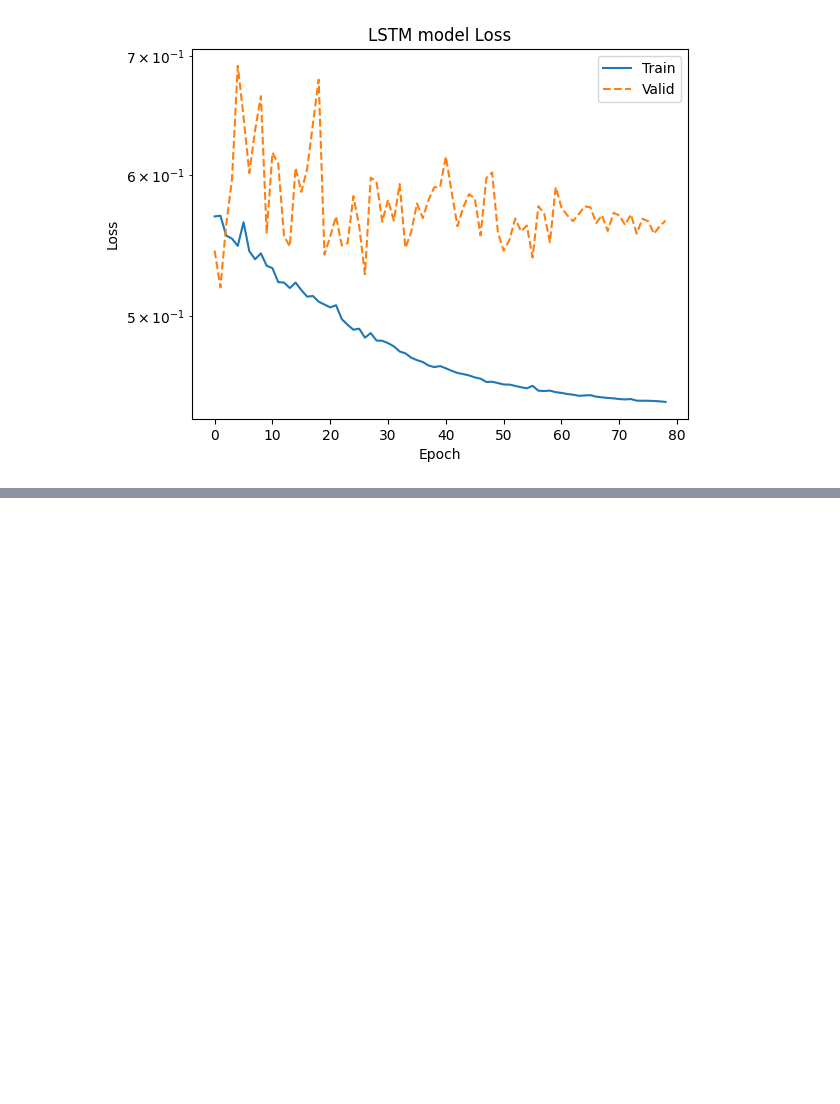
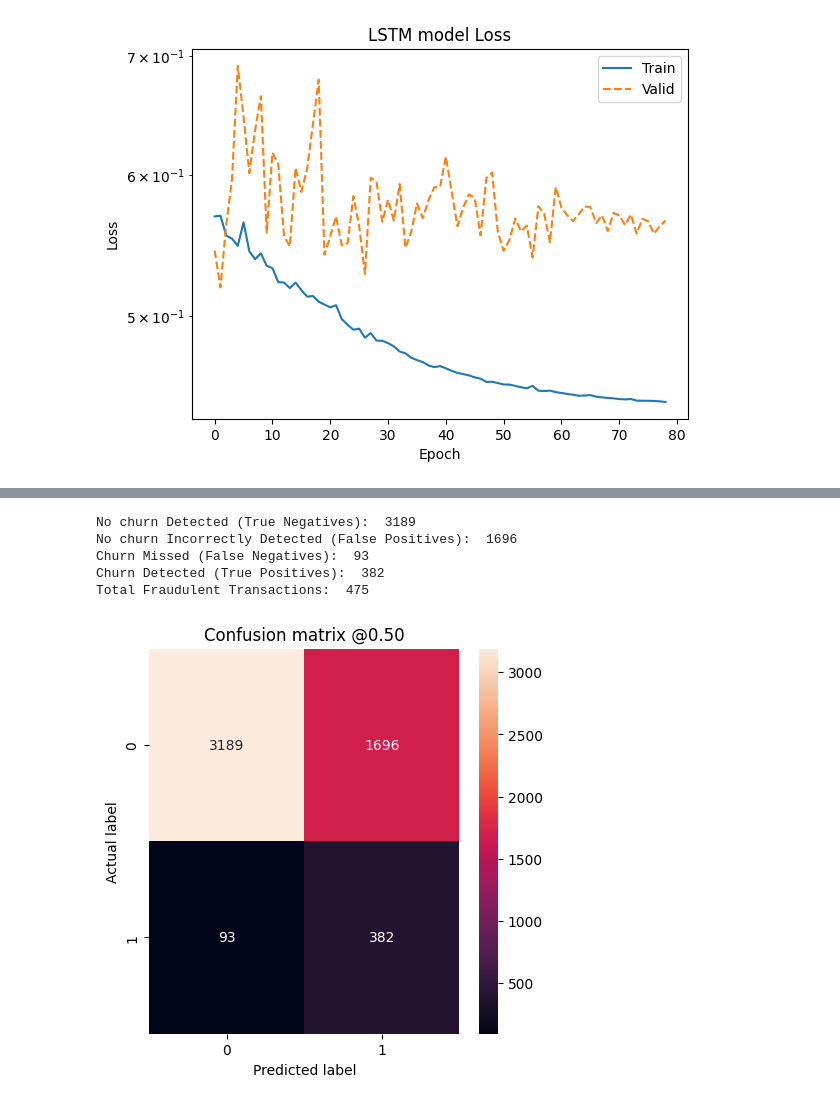
Before and after one commit to YaninaK/churn-prediction, a Jupyter notebook: notebooks/02_Baseline_model_NN.ipynb, the cells around one changed output, grey strips where cells are left out. Drawn from its saved outputs; the diff is of its cells as text; code cells hidden in the pictures; blank space fills up the shorter version.

```diff
--- a/notebooks/02_Baseline_model_NN.ipynb
+++ b/notebooks/02_Baseline_model_NN.ipynb
@@ -205,0 +217,3 @@ prc : 0.14953283965587616
+# %%
+train_predictions_baseline = lstm_model.predict(train_features, batch_size=BATCH_SIZE)
+test_predictions_baseline = lstm_model.predict(test_features, batch_size=BATCH_SIZE)
@@ -205,0 +223,9 @@ prc : 0.14953283965587616
+# %%
+plot_cm(train_labels, train_predictions_baseline)
+# %% [output]
+No churn Detected (True Negatives):  3189
+No churn Incorrectly Detected (False Positives):  1696
+Churn Missed (False Negatives):  93
+Churn Detected (True Positives):  382
+Total Fraudulent Transactions:  475
+[figure, added]
```
Also changed, not shown: parts of 17 cells of this notebook.
